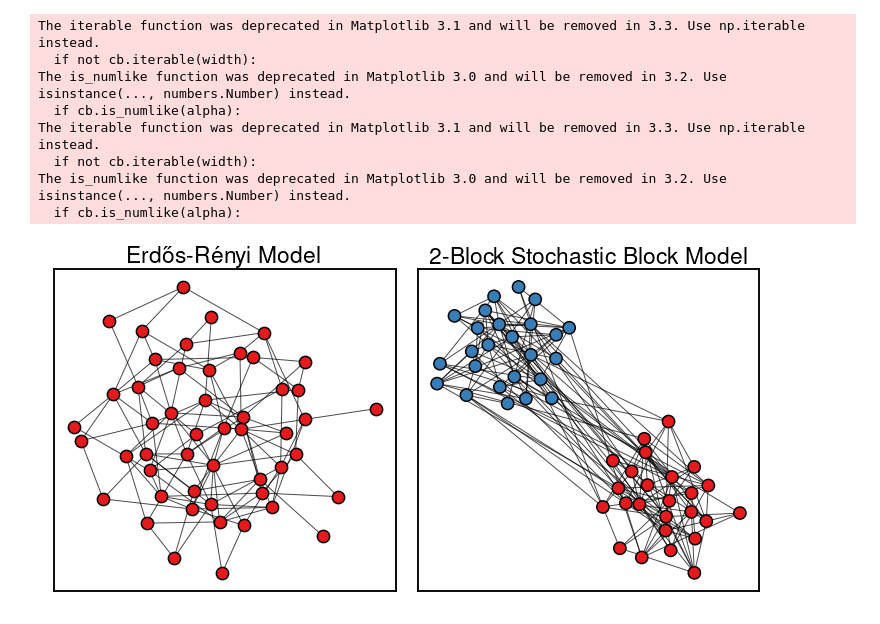
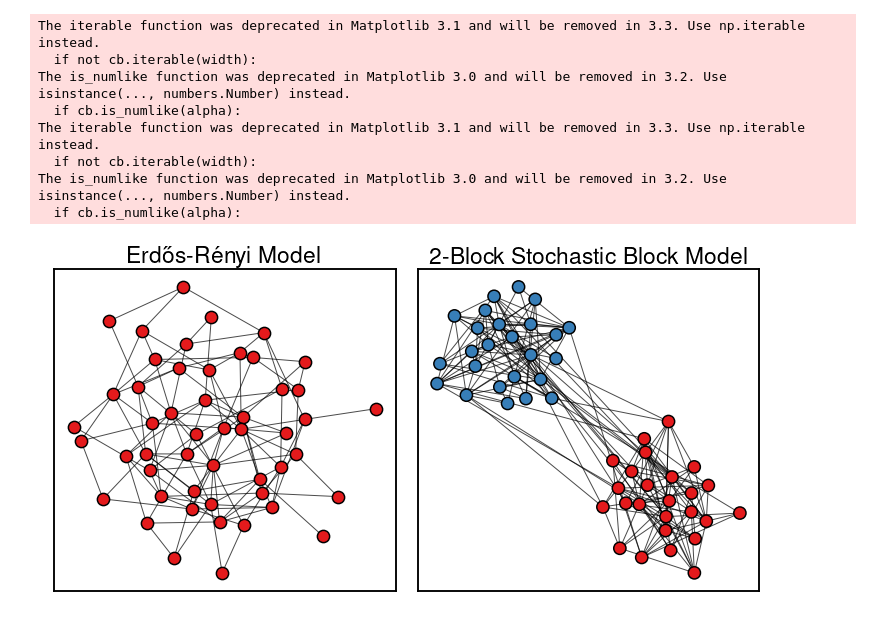
Before and after one commit to neurodata/dos_and_donts, a Jupyter notebook: experiments/others/er_sbm_example.ipynb, the cells around one changed output. Saved outputs shown, nothing was run; the diff lists cells and outputs as text; code cells hidden in the pictures.

```diff
--- a/experiments/others/er_sbm_example.ipynb
+++ b/experiments/others/er_sbm_example.ipynb
@@ -28,35 +28,35 @@ nx.draw_networkx_edges(G, pos, alpha=0.7, ax=ax[0])
 
 # Draw an SBM
 np.random.seed(1)
 A2 = graspy.simulations.sbm([25, 25], [[.5, .025], [.025, .5]])
 G2 = nx.from_numpy_array(A2)
 pos = nx.spring_layout(G2)
 
-A3 = graspy.simulations.sbm([25, 25], [[.2, .05], [.05, .2]])
+A3 = graspy.simulations.sbm([25, 25], [[.25, .025], [.025, .25]])
 G3 = nx.from_numpy_array(A3)
 node_colors = ["#e41a1c"]*25 + ["#377eb8"]*25
 nx.draw_networkx_nodes(G3, pos, node_size=node_size, node_color=node_colors, edgecolors='k', ax=ax[1])
 nx.draw_networkx_edges(G3, pos, alpha=0.7, ax=ax[1])
 
 # Set titles
 ax[0].set_title(r"Erd\H os-R\'enyi Model", fontsize=23)
 ax[1].set_title(r"2-Block Stochastic Block Model", fontsize=23)
 
 # remove the x and y ticks
 for a in ax:
     #a.axis('off')
     a.set_xticks([])
     a.set_yticks([])
 # %% [output]
 The iterable function was deprecated in Matplotlib 3.1 and will be removed in 3.3. Use np.iterable instead.
   if not cb.iterable(width):
 The is_numlike function was deprecated in Matplotlib 3.0 and will be removed in 3.2. Use isinstance(..., numbers.Number) instead.
   if cb.is_numlike(alpha):
 The iterable function was deprecated in Matplotlib 3.1 and will be removed in 3.3. Use np.iterable instead.
   if not cb.iterable(width):
 The is_numlike function was deprecated in Matplotlib 3.0 and will be removed in 3.2. Use isinstance(..., numbers.Number) instead.
   if cb.is_numlike(alpha):
-[figure, old version]
+[figure, new version]
 # %%
 fig.savefig("./figures/er_sbm_example.png", dpi=300, bbox_inches='tight')
 fig.savefig("./figures/er_sbm_example.pdf", dpi=300, bbox_inches='tight')
```
Also changed, not shown: 2 other files.
